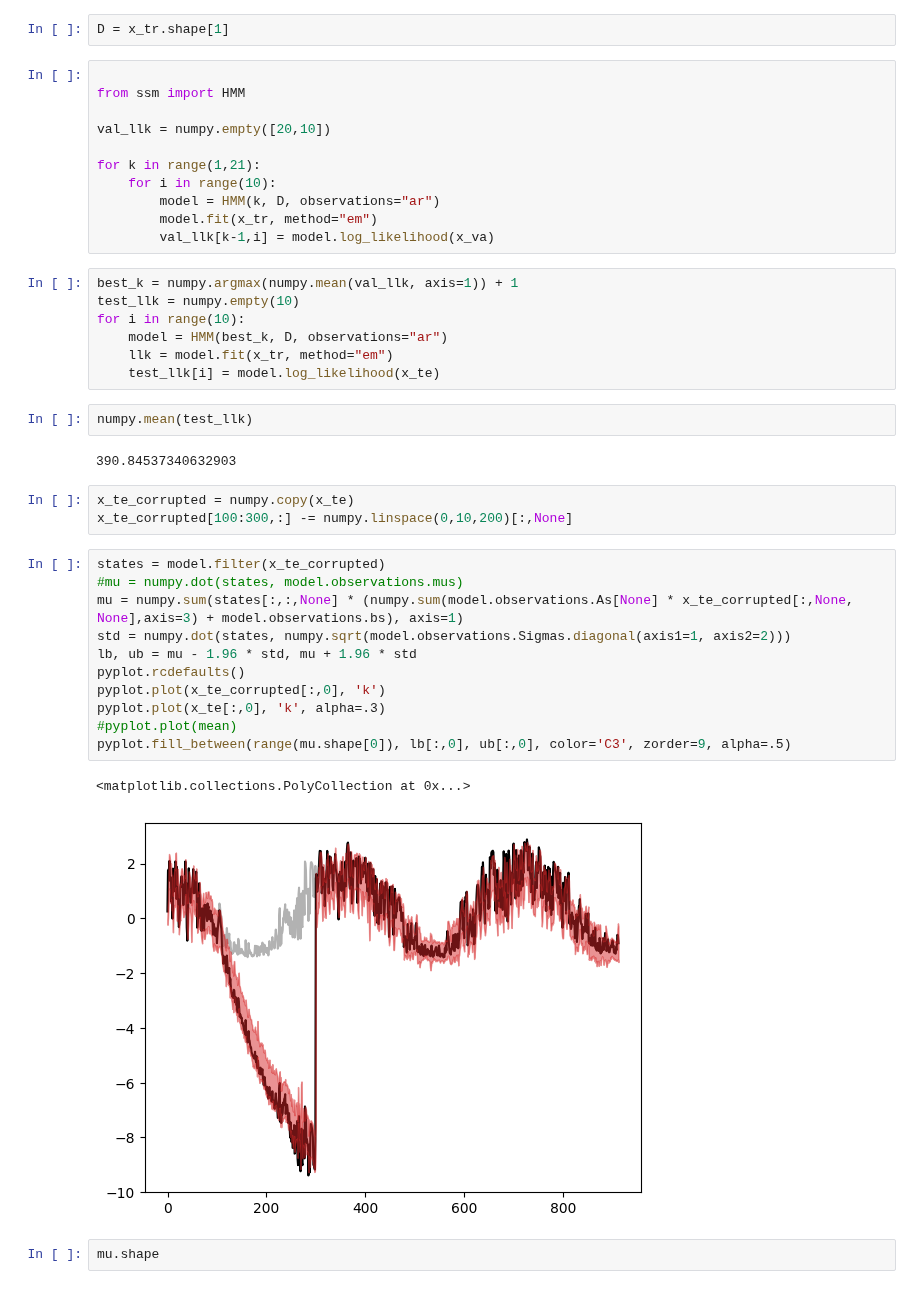
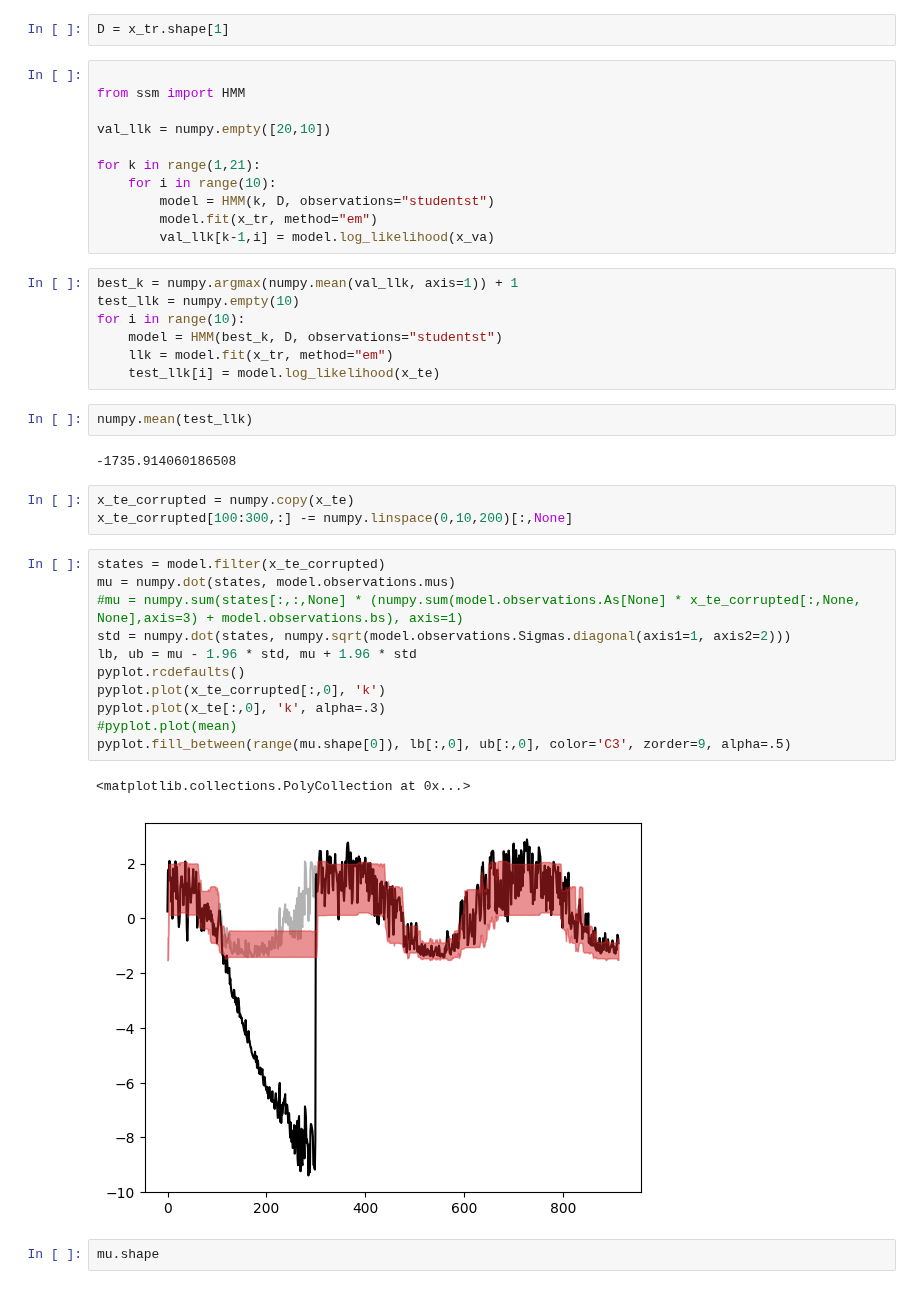
Before and after one commit to christiando/gaussian-toolbox, a Jupyter notebook: timeseries/experiments_scripts/HMM.ipynb, the cells around one changed output. Saved outputs shown, nothing was run; the diff lists cells and outputs as text.

Commit message:
added studentst

```diff
--- a/timeseries/experiments_scripts/HMM.ipynb
+++ b/timeseries/experiments_scripts/HMM.ipynb
@@ -51,37 +51,37 @@ val_llk = numpy.empty([20,10])
 
 for k in range(1,21):
     for i in range(10):
-        model = HMM(k, D, observations="ar")
+        model = HMM(k, D, observations="studentst")
         model.fit(x_tr, method="em")
         val_llk[k-1,i] = model.log_likelihood(x_va)
 # %%
 best_k = numpy.argmax(numpy.mean(val_llk, axis=1)) + 1
 test_llk = numpy.empty(10)
 for i in range(10):
-    model = HMM(best_k, D, observations="ar")
+    model = HMM(best_k, D, observations="studentst")
     llk = model.fit(x_tr, method="em")
     test_llk[i] = model.log_likelihood(x_te)
 # %%
 numpy.mean(test_llk)
 # %% [output]
-390.84537340632903
+-1735.914060186508
 # %%
 x_te_corrupted = numpy.copy(x_te)
 x_te_corrupted[100:300,:] -= numpy.linspace(0,10,200)[:,None]
 # %%
 states = model.filter(x_te_corrupted)
-#mu = numpy.dot(states, model.observations.mus)
-mu = numpy.sum(states[:,:,None] * (numpy.sum(model.observations.As[None] * x_te_corrupted[:,None, None],axis=3) + model.observations.bs), axis=1)
+mu = numpy.dot(states, model.observations.mus)
+#mu = numpy.sum(states[:,:,None] * (numpy.sum(model.observations.As[None] * x_te_corrupted[:,None, None],axis=3) + model.observations.bs), axis=1)
 std = numpy.dot(states, numpy.sqrt(model.observations.Sigmas.diagonal(axis1=1, axis2=2)))
 lb, ub = mu - 1.96 * std, mu + 1.96 * std
 pyplot.rcdefaults()
 pyplot.plot(x_te_corrupted[:,0], 'k')
 pyplot.plot(x_te[:,0], 'k', alpha=.3)
 #pyplot.plot(mean)
 pyplot.fill_between(range(mu.shape[0]), lb[:,0], ub[:,0], color='C3', zorder=9, alpha=.5)
 # %% [output]
 <matplotlib.collections.PolyCollection at 0x...>
-[figure, old version]
+[figure, new version]
 # %%
 mu.shape
 # %% [output]
```
Also changed, not shown: 1 other file.
